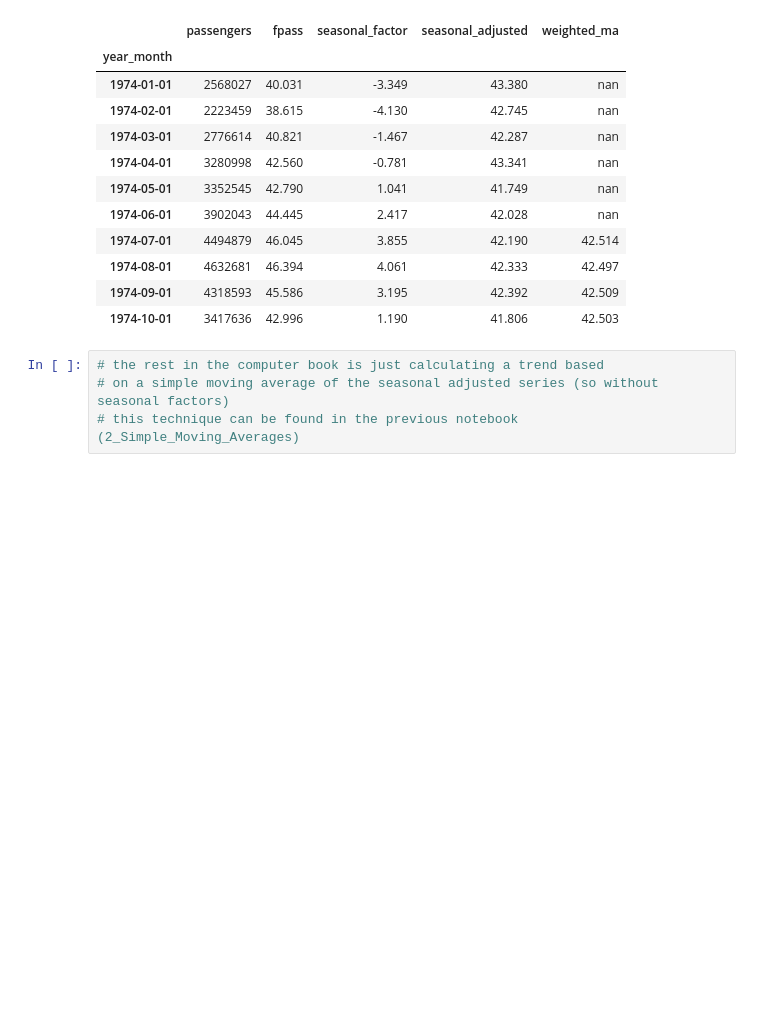
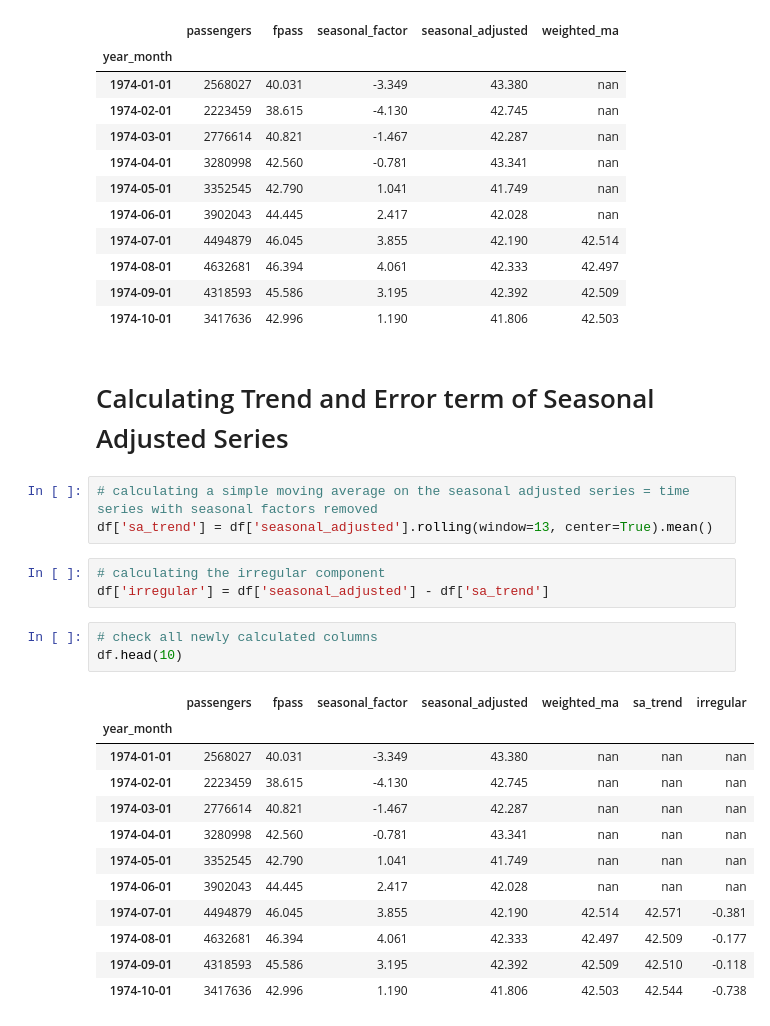
Before and after one commit to SandervandenOord/M249, a Jupyter notebook: notebooks/3_Seasonal_decomposition_and_Weighted_moving_averages.ipynb, the cells around one changed output. Drawn from its saved outputs; the diff is of its cells as text; blank space fills up the shorter version.

```diff
--- a/notebooks/3_Seasonal_decomposition_and_Weighted_moving_averages.ipynb
+++ b/notebooks/3_Seasonal_decomposition_and_Weighted_moving_averages.ipynb
@@ -124,7 +124,27 @@ df.head(10)
 | 1974-08-01 | 4632681 | 46.394 | 4.061 | 42.333 | 42.497 |
 | 1974-09-01 | 4318593 | 45.586 | 3.195 | 42.392 | 42.509 |
 | 1974-10-01 | 3417636 | 42.996 | 1.190 | 41.806 | 42.503 |
-# %%
-# the rest in the computer book is just calculating a trend based
-# on a simple moving average of the seasonal adjusted series (so without seasonal factors)
-# this technique can be found in the previous notebook (2_Simple_Moving_Averages)
+# %% [markdown]
+# Calculating Trend and Error term of Seasonal Adjusted Series
+# %%
+# calculating a simple moving average on the seasonal adjusted series = time series with seasonal factors removed
+df['sa_trend'] = df['seasonal_adjusted'].rolling(window=13, center=True).mean()
+# %%
+# calculating the irregular component
+df['irregular'] = df['seasonal_adjusted'] - df['sa_trend']
+# %%
+# check all newly calculated columns
+df.head(10)
+# %% [output]
+|  | passengers | fpass | seasonal_factor | seasonal_adjusted | weighted_ma | sa_trend | irregular |
+| year_month |  |  |  |  |  |  |  |
+| 1974-01-01 | 2568027 | 40.031 | -3.349 | 43.380 | nan | nan | nan |
+| 1974-02-01 | 2223459 | 38.615 | -4.130 | 42.745 | nan | nan | nan |
+| 1974-03-01 | 2776614 | 40.821 | -1.467 | 42.287 | nan | nan | nan |
+| 1974-04-01 | 3280998 | 42.560 | -0.781 | 43.341 | nan | nan | nan |
+| 1974-05-01 | 3352545 | 42.790 | 1.041 | 41.749 | nan | nan | nan |
+| 1974-06-01 | 3902043 | 44.445 | 2.417 | 42.028 | nan | nan | nan |
+| 1974-07-01 | 4494879 | 46.045 | 3.855 | 42.190 | 42.514 | 42.571 | -0.381 |
+| 1974-08-01 | 4632681 | 46.394 | 4.061 | 42.333 | 42.497 | 42.509 | -0.177 |
+| 1974-09-01 | 4318593 | 45.586 | 3.195 | 42.392 | 42.509 | 42.510 | -0.118 |
+| 1974-10-01 | 3417636 | 42.996 | 1.190 | 41.806 | 42.503 | 42.544 | -0.738 |
```
Also changed, not shown: parts of 5 cells of this notebook.
